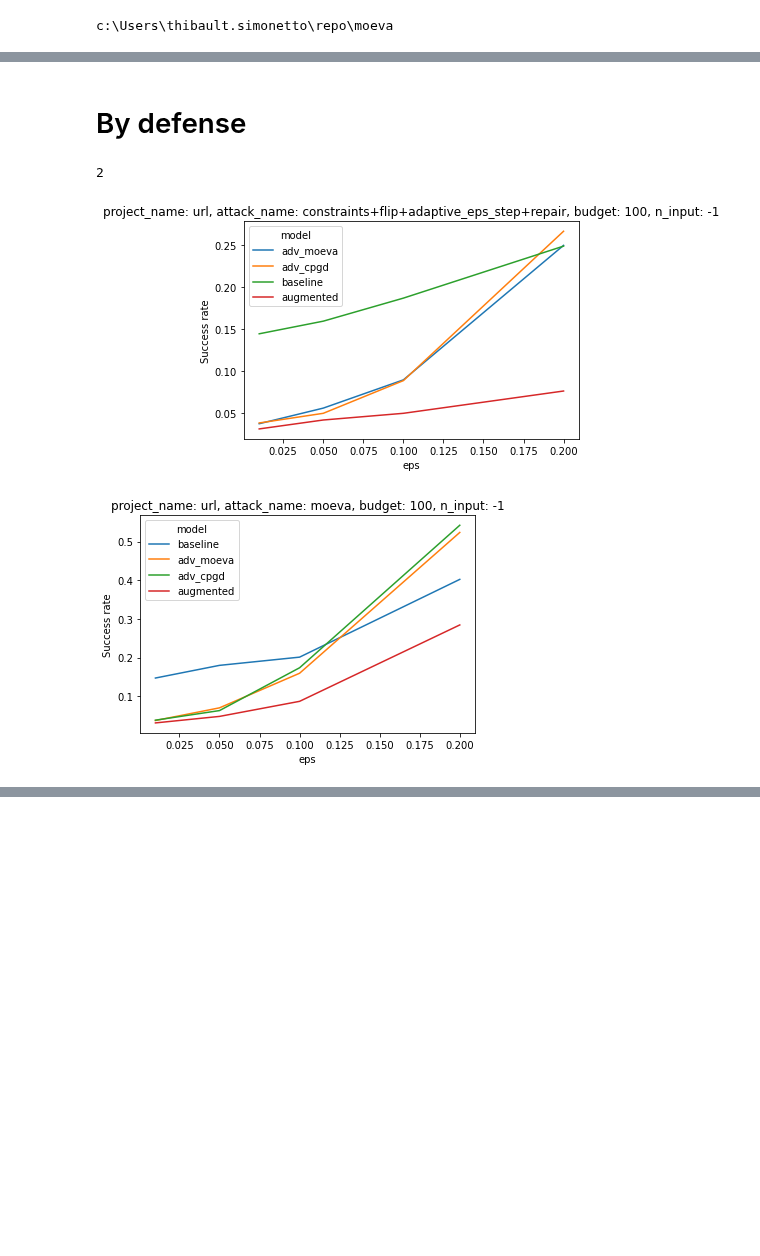
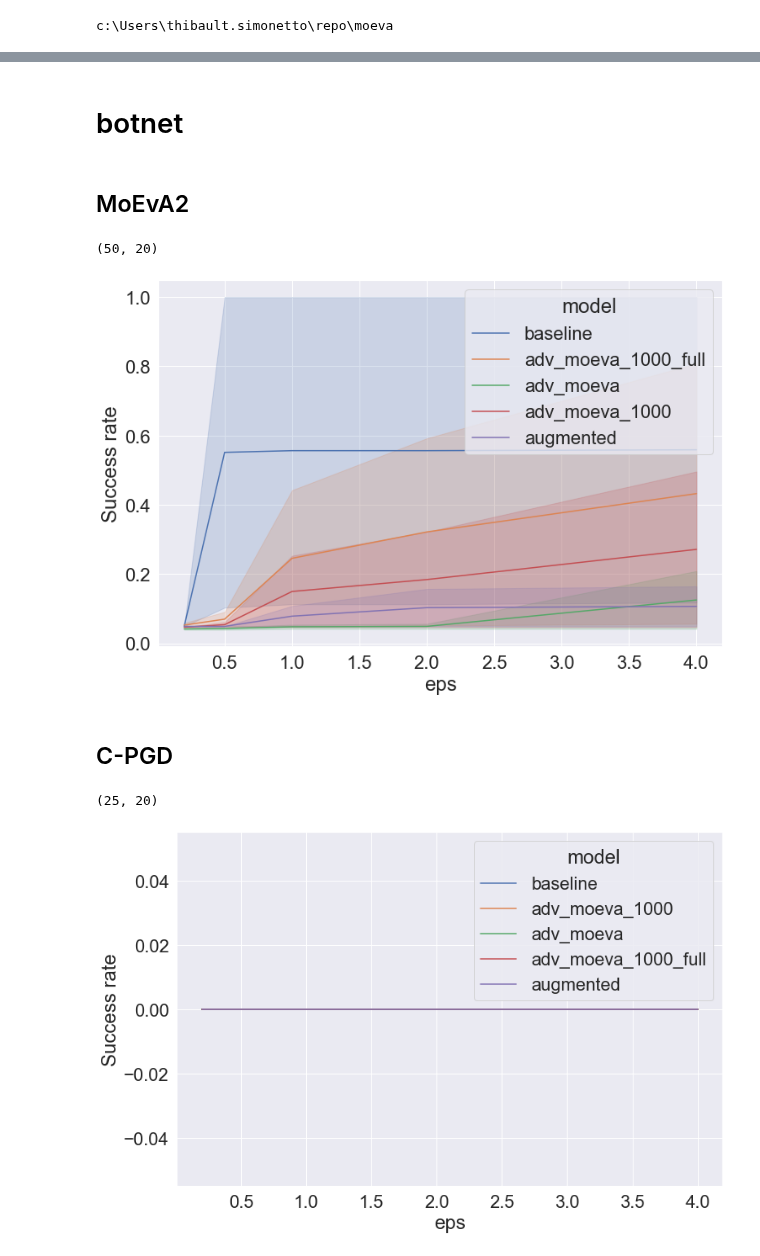
Before and after one commit to serval-uni-lu/coeva2, a Jupyter notebook: notebooks/00_metrics.ipynb, the cells around one changed output, grey strips where cells are left out. Drawn from its saved outputs; the diff is of its cells as text; code cells hidden in the pictures; blank space fills up the shorter version.

Commit message:
Metrics

```diff
--- a/notebooks/00_metrics.ipynb
+++ b/notebooks/00_metrics.ipynb
@@ -38,0 +14,17 @@ metrics_df
+# %%
+from src.utils.metrics import add_human_names
+
+projects = ["botnet", "botnet_rf", "lcld", "lcld_rf", "malware_rf", "url", "url_rf"]
+projects_eps = {"botnet": 4, "botnet_rf": 4, "lcld": 0.2, "lcld_rf": 0.2, "malware_rf": 0.2, "url": 0.1, "url_rf": 0.1}
+rqs = [1,2,3]
+metrics_folders = [f"./out/attacks_metrics/{project}/rq{rq}" for rq in rqs for project in projects]
+metrics = []
+for metrics_folder in metrics_folders:
+    metrics.extend(json_from_dir(metrics_folder))
+
+
+print(f"{len(metrics)} found.")
+metrics_parsed = parse_metrics(metrics)
+metrics_df = pd.DataFrame(metrics_parsed)
+metrics_df = add_human_names(metrics_df)
+metrics_df
@@ -39,4 +219,6 @@ metrics_df
 # %%
+sns.set(rc={'figure.figsize':(12,8)})
+sns.set(font_scale = 2)
 def graph_group_by(df, col, title_cols):
     group_by_col = df.columns.to_list()
     remove_col =  ["eps", "config_hash", "time"] + [f"o{i+1}" for i in range(7)] + [col]
@@ -68,9 +240,30 @@ graph_group_by(metrics_df, "attack_name", ["project_name", "model", "budget", "n
-# %% [markdown]
-# By defense
-# %%
-attack_names = ["moeva", "constraints+flip+adaptive_eps_step+repair"]
-graph_group_by(metrics_df[metrics_df['attack_name'].isin(attack_names)] , "model", ["project_name", "attack_name", "budget", "n_input"])
-# %% [output]
-2
-[figure, removed]
-[figure, removed]
+# %%
+
+filter_df = (~(metrics_df["attack_name_human"].isna()))
+filtered = metrics_df[filter_df]
+filtered["attack_and_budget"] = filtered["attack_name_human"] + filtered["budget"].astype(str).copy()
+for project in projects:
+    display(Markdown(f"# {project}"))
+    filter_df = filtered["project_name"] == project
+    filtered_project = filtered[filter_df]
+
+    for attack_name_human in filtered_project["attack_name_human"].unique():
+        display(Markdown(f"## {attack_name_human}"))
+
+        filter_df = filtered_project["attack_name_human"] == attack_name_human
+        filtered_attack = filtered_project[filter_df]
+        print(filtered_attack.shape)
+        # display(filtered_attack)
+        sns.lineplot(x="eps", y="o7",
+                 hue="model",
+                 data=filtered_attack,)
+        plt.xlabel("eps")
+        plt.ylabel("Success rate")
+        # plt.title(title)
+        plt.show()
+
+    # sorted_df = filtered_project.sort_values(by=["project_name", "model", "sort_attacks", "budget"])
+    # to_display = sorted_df[columns_to_display_rq2]
+    # to_display = to_display.rename(columns=columns_human_name)
+    # display(Markdown(f"{to_display.to_markdown()}"))
+# %% [output]
@@ -76,0 +275,7 @@ graph_group_by(metrics_df[metrics_df['attack_name'].isin(attack_names)] , "model
+# botnet
+## MoEvA2
+(50, 20)
+[figure, added]
+## C-PGD
+(25, 20)
+[figure, added]
```
Also changed, not shown: parts of 11 cells of this notebook.
